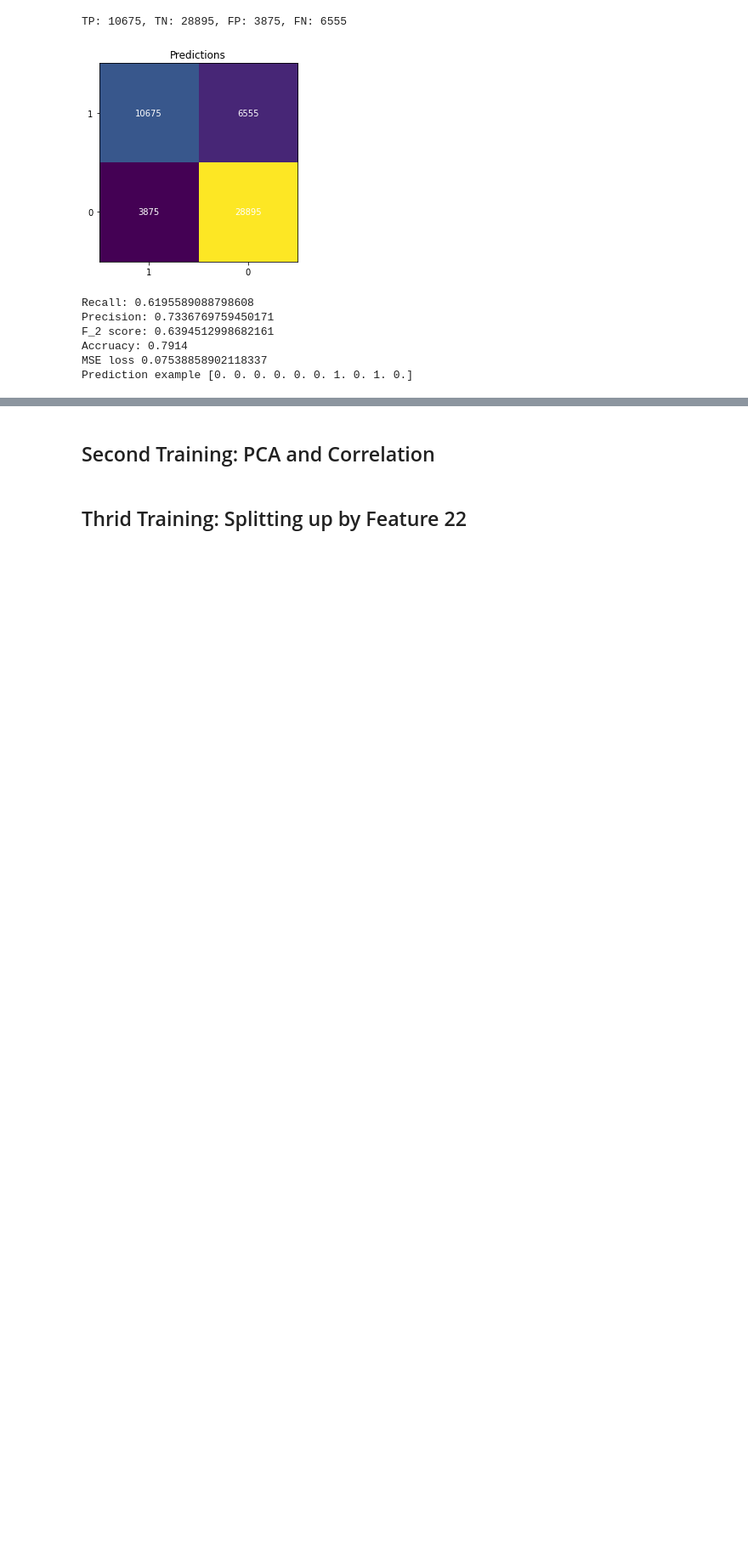
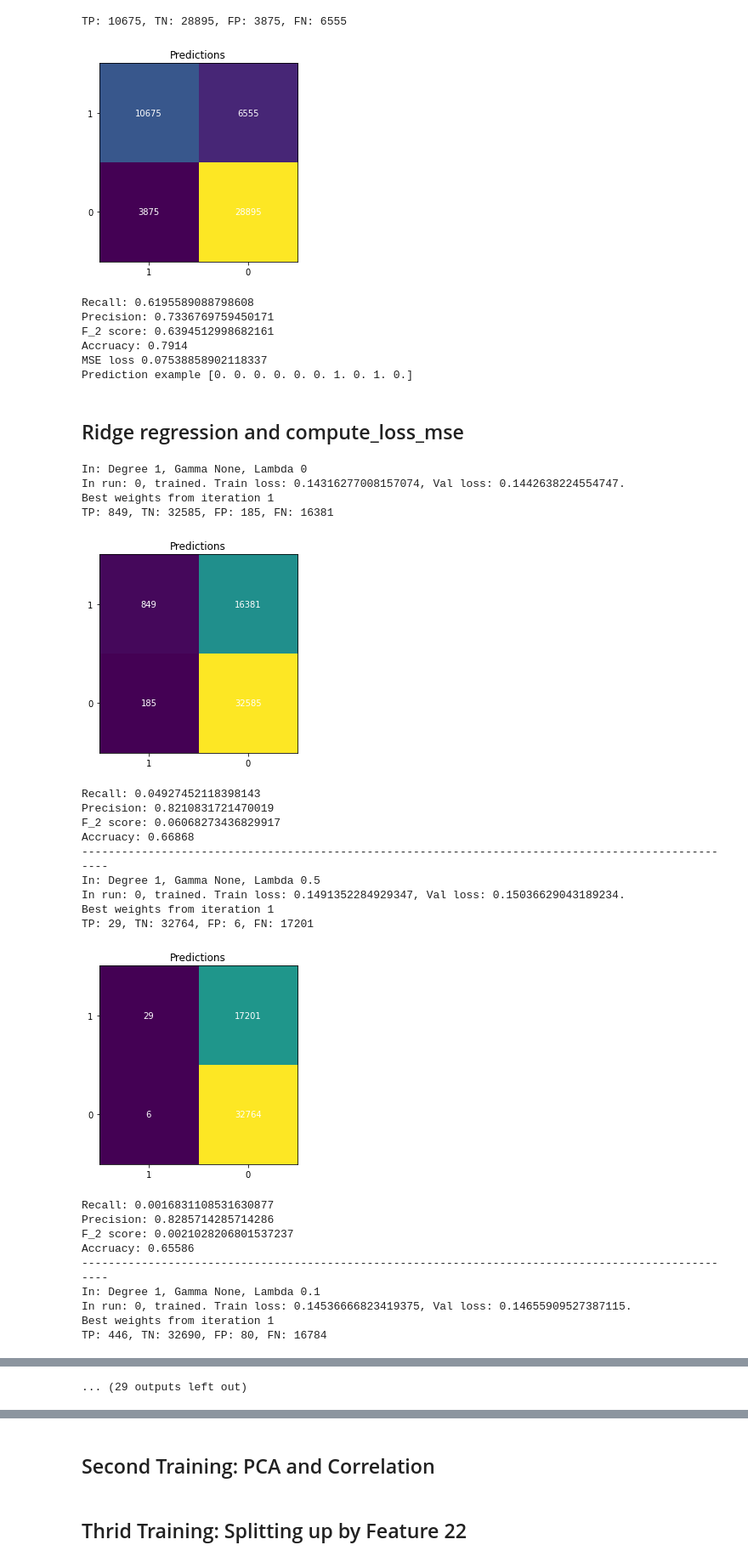
Before and after one commit to CS-433/ml-project-1-mgo, a Jupyter notebook: project1/scripts/project1.ipynb, the cells around one changed output, grey strips where cells are left out. Shown at 85% size. Drawn from its saved outputs; the diff is of its cells as text; code cells hidden in the pictures; blank space fills up the shorter version.

```diff
--- a/project1/scripts/project1.ipynb
+++ b/project1/scripts/project1.ipynb
@@ -289,3 +337,37 @@ F_2 score: 0.6394512998682161
 Accruacy: 0.7914
 MSE loss 0.07538858902118337
 Prediction example [0. 0. 0. 0. 0. 0. 1. 0. 1. 0.]
+# %% [markdown]
+## Ridge regression and compute_loss_mse
+# %%
+# no gamma
+degrees, gammas, lambdas_ = [1, 2, 3, 5, 7], [None], [0, 0.5, 0.1, 0.01]
+# only 1 iterations as there are no steps
+max_iter, val_iter = 1, 1
+method_train, method_loss = ridge_regression, compute_loss_mse
+grid_search(y_val, tX_val, val_iter, method_train, method_loss, y_train, tX_train, max_iter, degrees, gammas, lambdas_)
+# %% [output]
+In: Degree 1, Gamma None, Lambda 0
+In run: 0, trained. Train loss: 0.14316277008157074, Val loss: 0.1442638224554747.
+Best weights from iteration 1
+TP: 849, TN: 32585, FP: 185, FN: 16381
+[figure, added]
+Recall: 0.04927452118398143
+Precision: 0.8210831721470019
+F_2 score: 0.06068273436829917
+Accruacy: 0.66868
+----------------------------------------------------------------------------------------------------
+In: Degree 1, Gamma None, Lambda 0.5
+In run: 0, trained. Train loss: 0.1491352284929347, Val loss: 0.15036629043189234.
+Best weights from iteration 1
+TP: 29, TN: 32764, FP: 6, FN: 17201
+[figure, added]
+Recall: 0.0016831108531630877
+Precision: 0.8285714285714286
+F_2 score: 0.0021028206801537237
+Accruacy: 0.65586
+----------------------------------------------------------------------------------------------------
+In: Degree 1, Gamma None, Lambda 0.1
+In run: 0, trained. Train loss: 0.14536666823419375, Val loss: 0.14655909527387115.
+Best weights from iteration 1
+TP: 446, TN: 32690, FP: 80, FN: 16784
@@ -291,0 +405 @@ Prediction example [0. 0. 0. 0. 0. 0. 1. 0. 1. 0.]
+... (29 outputs left out)
```
Also changed, not shown: parts of 13 cells of this notebook, 1 other file.
